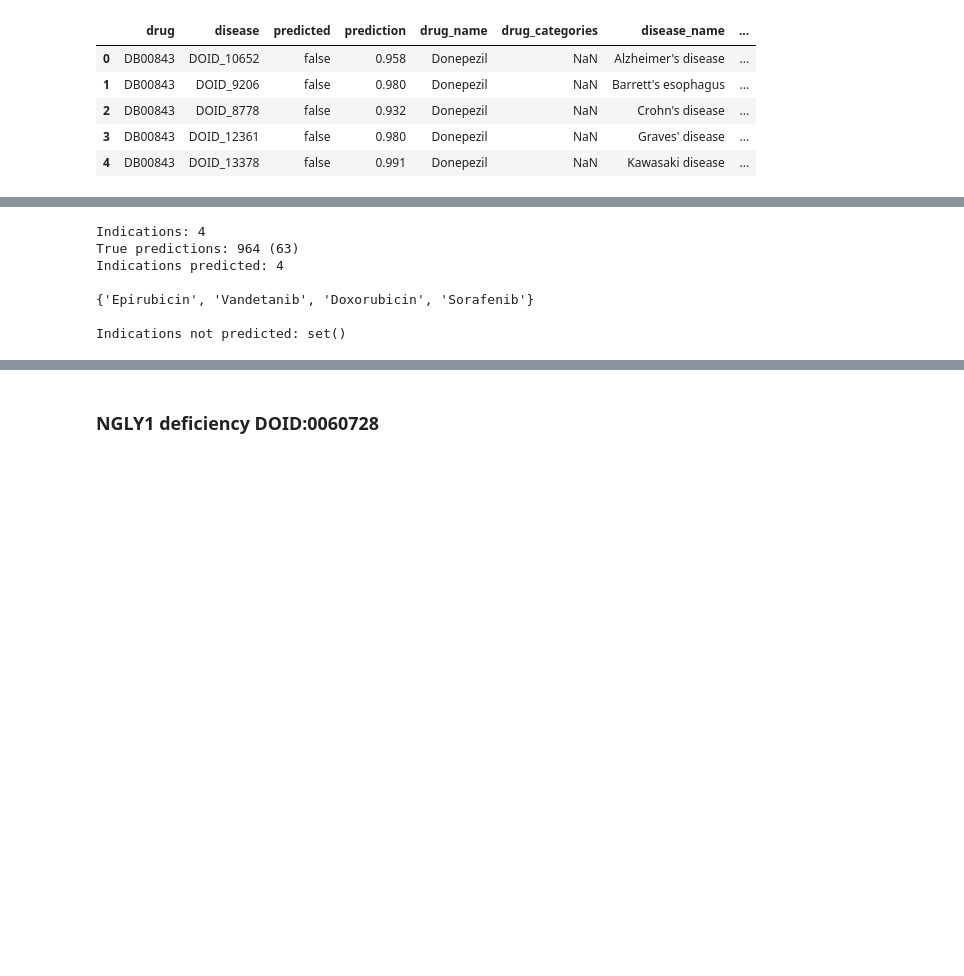
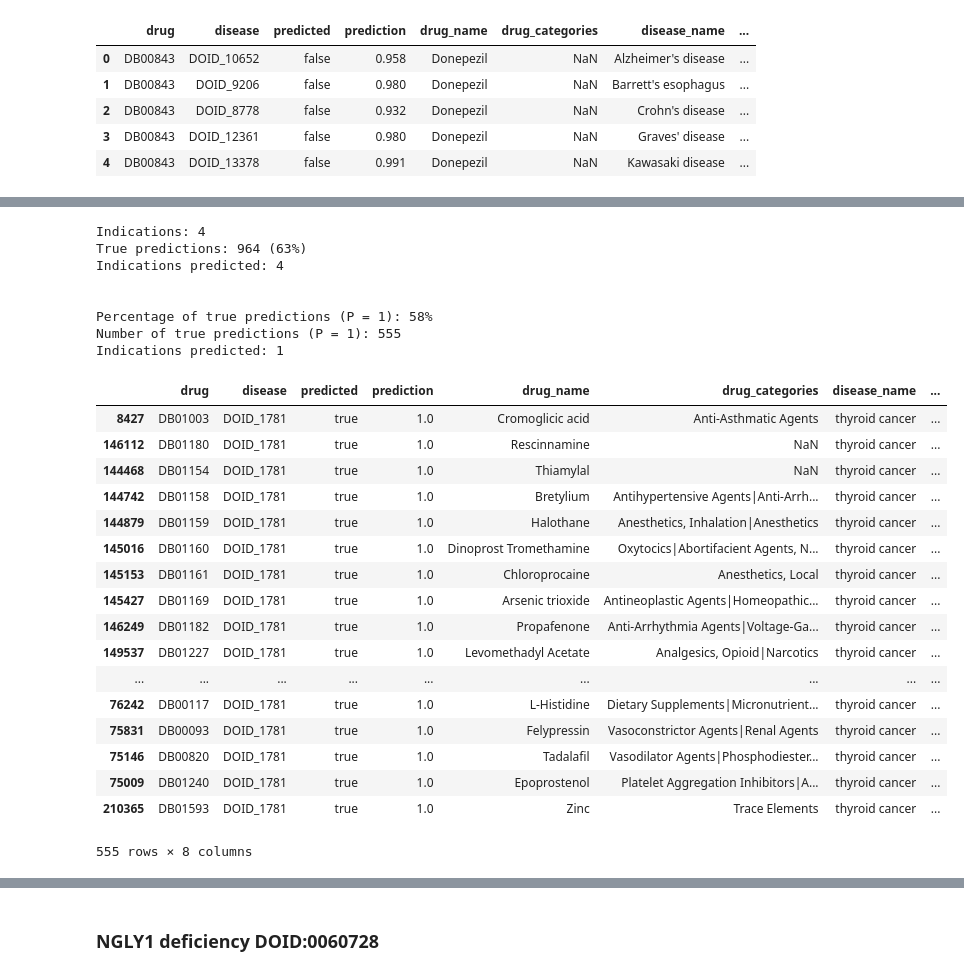
Before and after one commit to NuriaQueralt/BioHackathon, a Jupyter notebook: bh17/5-classifier-learn/predictions_goldstandard.ipynb, the cells around one changed output, grey strips where cells are left out. Saved outputs shown, nothing was run; the diff lists cells and outputs as text; code cells hidden in the pictures; blank space fills up the shorter version.

```diff
--- a/bh17/5-classifier-learn/predictions_goldstandard.ipynb
+++ b/bh17/5-classifier-learn/predictions_goldstandard.ipynb
@@ -336,25 +447,62 @@ Indications not predicted: set()
 # %%
 # 4. thyroid cancer DOID:1781 (4 drugs)
 print('Indications: %s' % len(indications_df.query('doid_id == "DOID:1781"')))
 
 # predictions
-print('True predictions: %s (%s)' % (len(predictions_df.query('disease == "DOID_1781" & predicted == "true"')),round(len(predictions_df.query('disease == "DOID_1781" & predicted == "true"'))*100/len(predictions_df.query('disease == "DOID_1781"')))))
+print('True predictions: {} ({}%)'.format(len(predictions_df.query('disease == "DOID_1781" & predicted == "true"')),round(len(predictions_df.query('disease == "DOID_1781" & predicted == "true"'))*100/len(predictions_df.query('disease == "DOID_1781"')))))
 
 # overlap
 indi = set(indications_df.query('doid_id == "DOID:1781"')[['drug']].drug)
 pred = set(predictions_df.query('disease == "DOID_1781" & predicted == "true"')[['drug_name']].drug_name)
 overlap = pred & indi
 print('Indications predicted: {}\n'.format(len(overlap)))
-print(overlap)
-print('\nIndications not predicted: {}'.format(indi - pred))
+#print(overlap)
+#print('\nIndications not predicted: {}'.format(indi - pred))
+print()
+true = predictions_df.query('disease == "DOID_1781" & predicted == "true"')
+print('Percentage of true predictions (P = 1): {}%'.format(round(
+            100*len(true.query('prediction == 1'))/len(true)))
+     )
+print('Number of true predictions (P = 1): {}'.format(
+            len(true.query('prediction == 1')))
+     )
+
+# overlap
+indi = set(indications_df.query('doid_id == "DOID:1781"')[['drug']].drug)
+pred = set(predictions_df.query('disease == "DOID_1781" & predicted == "true" & prediction == 1.')[['drug_name']].drug_name)
+overlap = pred & indi
+print('Indications predicted: {}\n'.format(len(overlap)))
+#print(overlap)
+#print('\nIndications not predicted: {}'.format(indi - pred))
+print()
+predictions_df.query('disease == "DOID_1781" & predicted == "true" & prediction == 1.').sort_values(by= 'prediction', ascending= False)
 # %% [output]
 Indications: 4
-True predictions: 964 (63)
+True predictions: 964 (63%)
 Indications predicted: 4
 
-{'Epirubicin', 'Vandetanib', 'Doxorubicin', 'Sorafenib'}
 
-Indications not predicted: set()
+Percentage of true predictions (P = 1): 58%
+Number of true predictions (P = 1): 555
+Indications predicted: 1
+|  | drug | disease | predicted | prediction | drug_name | drug_categories | disease_name | ... |
+| 8427 | DB01003 | DOID_1781 | true | 1.0 | Cromoglicic acid | Anti-Asthmatic Agents | thyroid cancer | ... |
+| 146112 | DB01180 | DOID_1781 | true | 1.0 | Rescinnamine | NaN | thyroid cancer | ... |
+| 144468 | DB01154 | DOID_1781 | true | 1.0 | Thiamylal | NaN | thyroid cancer | ... |
+| 144742 | DB01158 | DOID_1781 | true | 1.0 | Bretylium | Antihypertensive Agents|Anti-Arrh... | thyroid cancer | ... |
+| 144879 | DB01159 | DOID_1781 | true | 1.0 | Halothane | Anesthetics, Inhalation|Anesthetics | thyroid cancer | ... |
+| 145016 | DB01160 | DOID_1781 | true | 1.0 | Dinoprost Tromethamine | Oxytocics|Abortifacient Agents, N... | thyroid cancer | ... |
+| 145153 | DB01161 | DOID_1781 | true | 1.0 | Chloroprocaine | Anesthetics, Local | thyroid cancer | ... |
+| 145427 | DB01169 | DOID_1781 | true | 1.0 | Arsenic trioxide | Antineoplastic Agents|Homeopathic... | thyroid cancer | ... |
+| 146249 | DB01182 | DOID_1781 | true | 1.0 | Propafenone | Anti-Arrhythmia Agents|Voltage-Ga... | thyroid cancer | ... |
+| 149537 | DB01227 | DOID_1781 | true | 1.0 | Levomethadyl Acetate | Analgesics, Opioid|Narcotics | thyroid cancer | ... |
+| ... | ... | ... | ... | ... | ... | ... | ... | ... |
+| 76242 | DB00117 | DOID_1781 | true | 1.0 | L-Histidine | Dietary Supplements|Micronutrient... | thyroid cancer | ... |
+| 75831 | DB00093 | DOID_1781 | true | 1.0 | Felypressin | Vasoconstrictor Agents|Renal Agents | thyroid cancer | ... |
+| 75146 | DB00820 | DOID_1781 | true | 1.0 | Tadalafil | Vasodilator Agents|Phosphodiester... | thyroid cancer | ... |
+| 75009 | DB01240 | DOID_1781 | true | 1.0 | Epoprostenol | Platelet Aggregation Inhibitors|A... | thyroid cancer | ... |
+| 210365 | DB01593 | DOID_1781 | true | 1.0 | Zinc | Trace Elements | thyroid cancer | ... |
+555 rows × 8 columns
 # %%
 # 5. obesity DOID:9970 (11 drugs)
 print('Indications: %s' % len(indications_df.query('doid_id == "DOID:9970"')))
```
Also changed, not shown: parts of 8 cells of this notebook.
